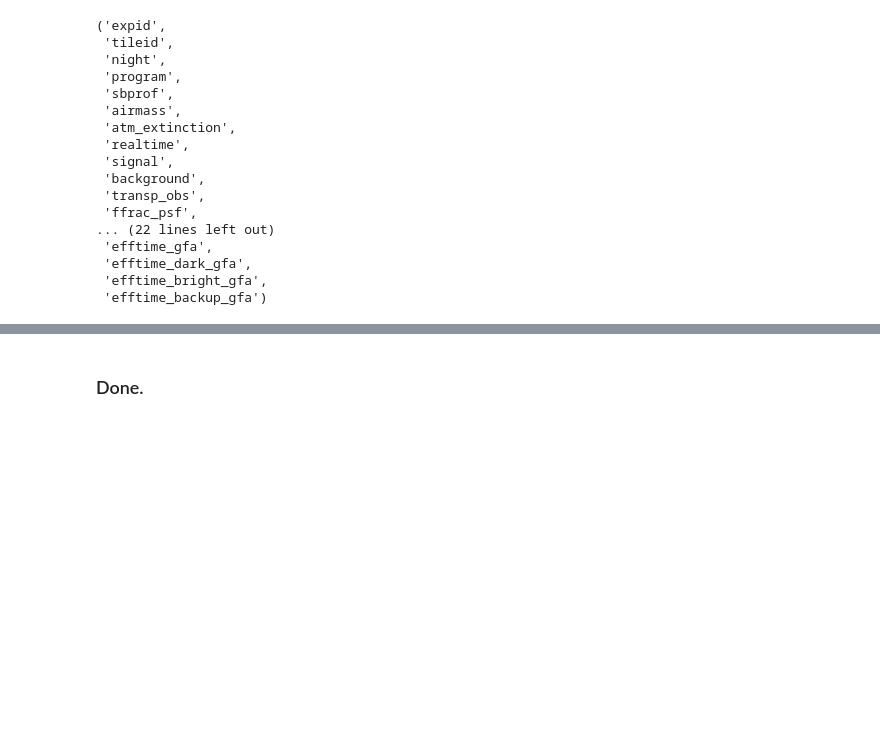
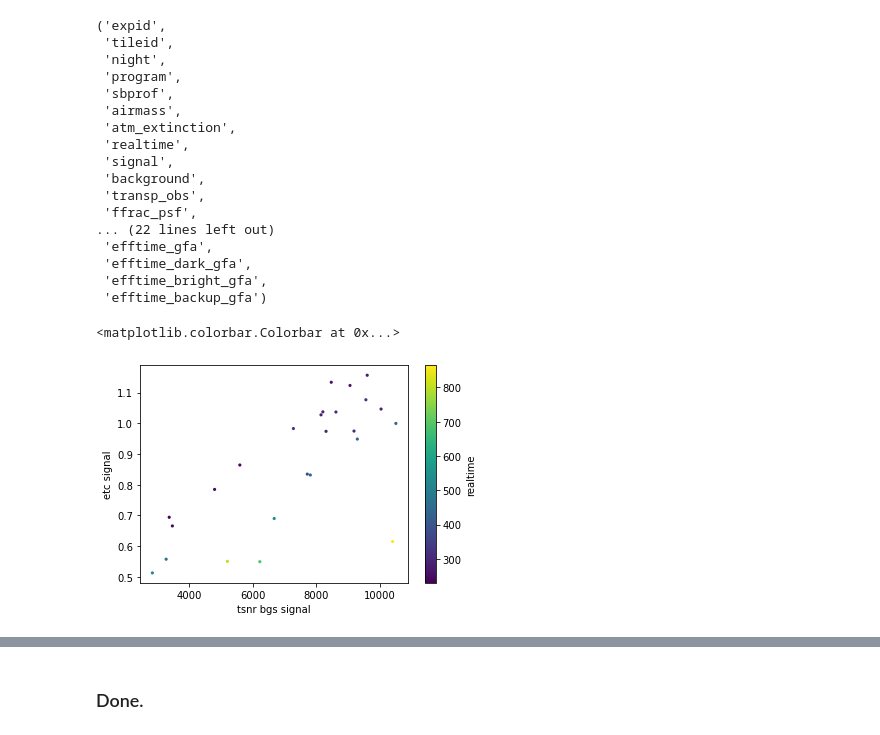
Before and after one commit to michaelJwilson/tsnr-extfiberloss, a Jupyter notebook: gfa-comp.ipynb, the cells around one changed output, grey strips where cells are left out. Saved outputs shown, nothing was run; the diff lists cells and outputs as text; code cells hidden in the pictures; blank space fills up the shorter version.

```diff
--- a/gfa-comp.ipynb
+++ b/gfa-comp.ipynb
@@ -872,3 +903,13 @@ psflike.dtype.names
  'efftime_dark_gfa',
  'efftime_bright_gfa',
  'efftime_backup_gfa')
+# %%
+isin = sky_ivar['sbprof'] == 'BGS'
+pl.scatter(sky_ivar['tsnr2_bgs_r_signal'][isin], sky_ivar['signal'][isin], c=sky_ivar['realtime'][isin], marker='.', lw=0.0, s=40)
+
+pl.xlabel('tsnr bgs signal')
+pl.ylabel('etc signal')
+pl.colorbar(label='realtime')
+# %% [output]
+<matplotlib.colorbar.Colorbar at 0x...>
+[figure, added]
```
Also changed, not shown: parts of 13 cells of this notebook, 3 other files.
